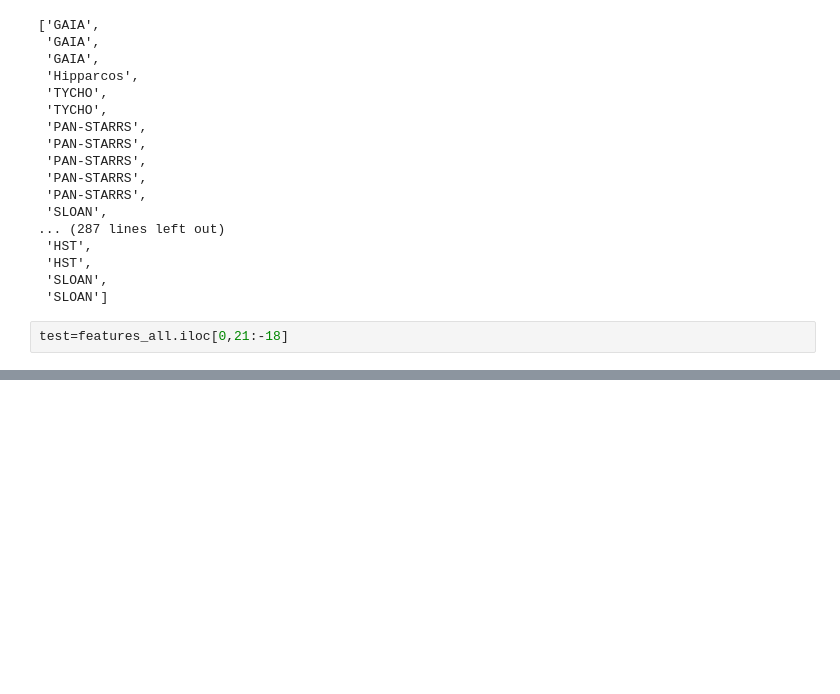
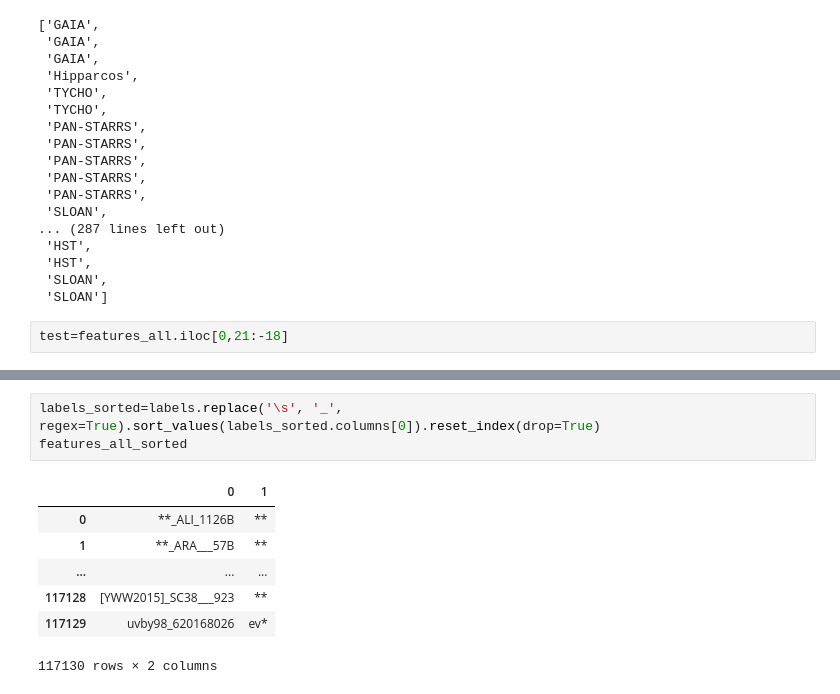
Before and after one commit to EmmaAlexander/EXPLORE, a Jupyter notebook: classifystars.ipynb, the cells around one changed output, grey strips where cells are left out. Drawn from its saved outputs; the diff is of its cells as text; blank space fills up the shorter version.

```diff
--- a/classifystars.ipynb
+++ b/classifystars.ipynb
@@ -307,0 +325,11 @@ Name: 0, Length: 404, dtype: object
+# %%
+labels_sorted=labels.replace('\s', '_', regex=True).sort_values(labels_sorted.columns[0]).reset_index(drop=True)
+features_all_sorted
+# %% [output]
+|  | 0 | 1 |
+| 0 | **_ALI_1126B | ** |
+| 1 | **_ARA___57B | ** |
+| ... | ... | ... |
+| 117128 | [YWW2015]_SC38___923 | ** |
+| 117129 | uvby98_620168026 | ev* |
+117130 rows × 2 columns
```
Also changed, not shown: parts of 8 cells of this notebook, 22 other files.
